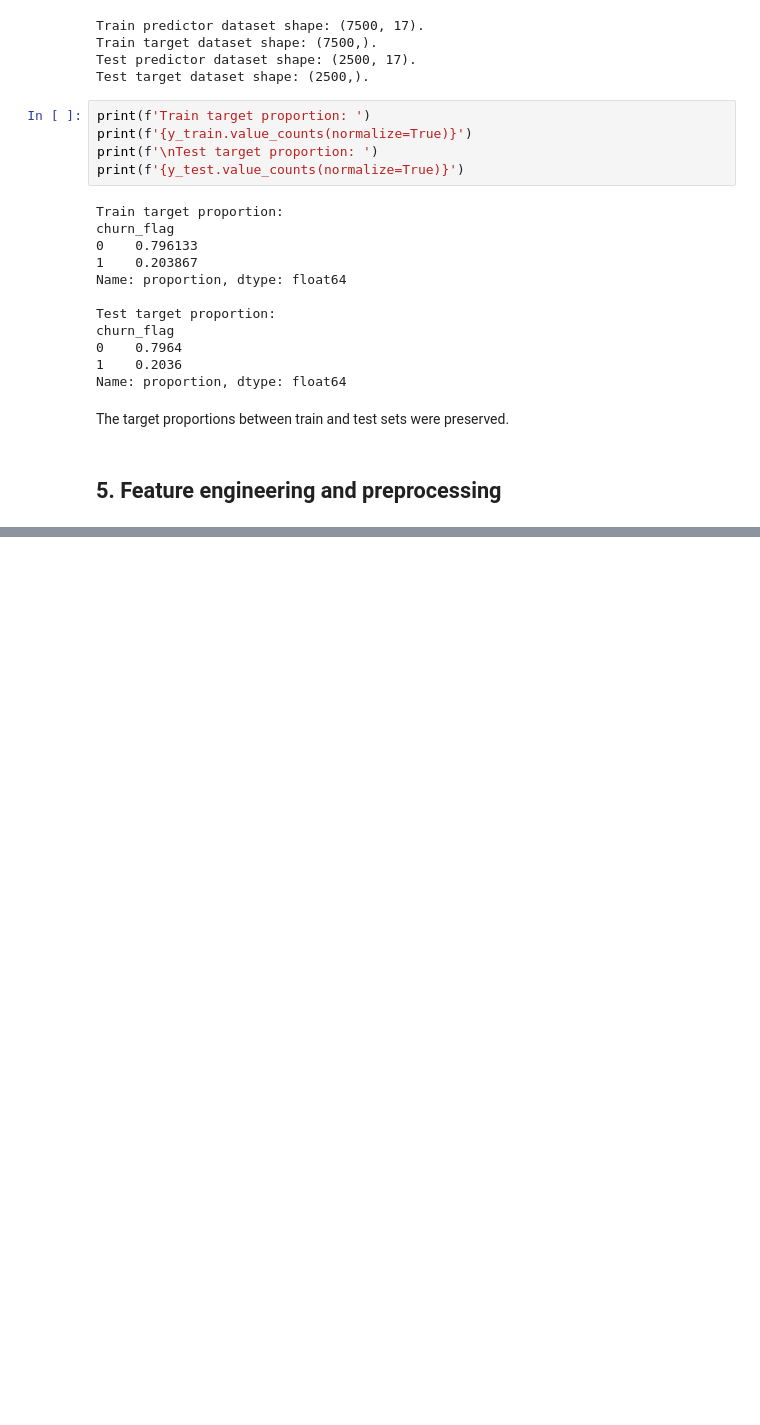
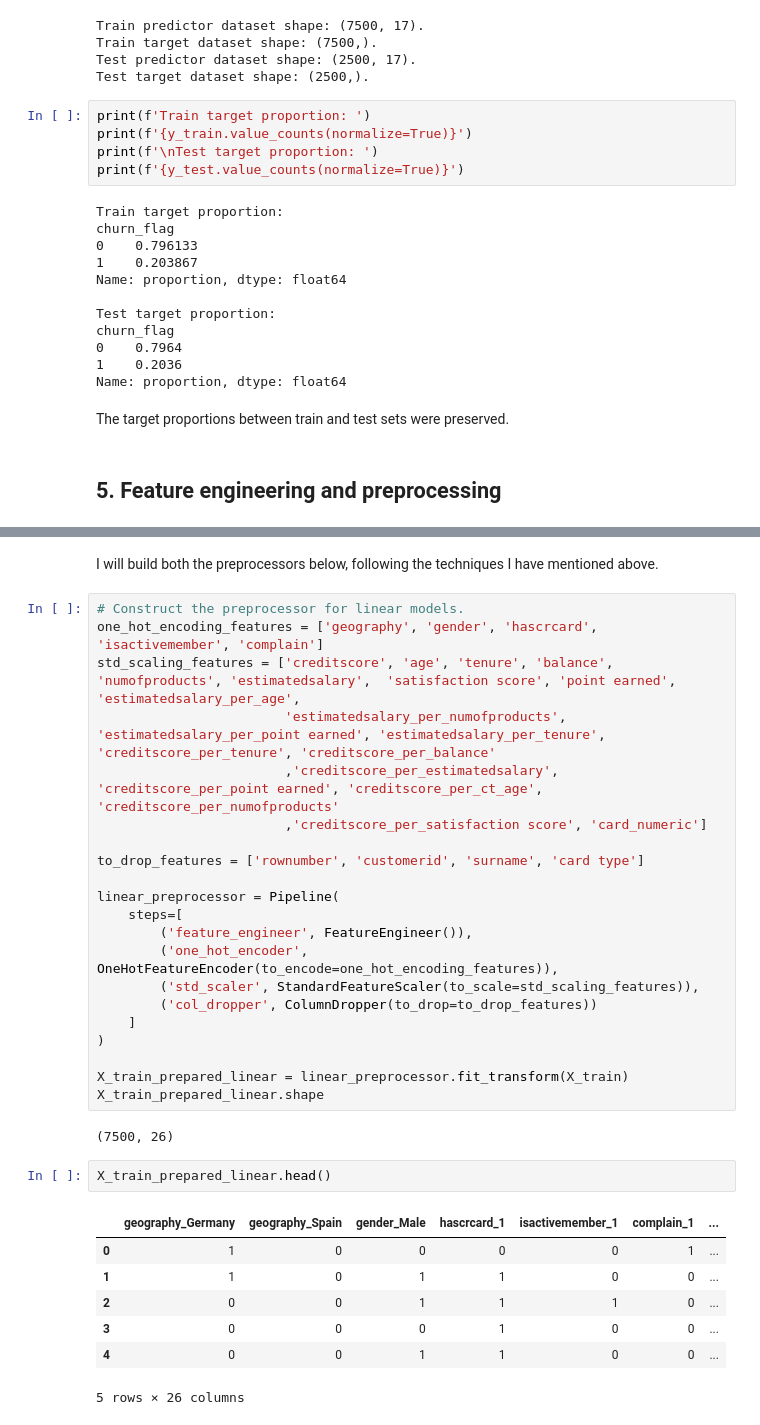
Before and after one commit to vitorsbarboza/Banking-Customer-Churn, a Jupyter notebook: notebooks/Models.ipynb, the cells around one changed output, grey strips where cells are left out. Cells and saved outputs as stored; diff of their text form; blank space fills up the shorter version.

Commit message:
Feature Engineering almost finalized

```diff
--- a/notebooks/Models.ipynb
+++ b/notebooks/Models.ipynb
@@ -159,0 +228,35 @@ The target proportions between train and test sets were preserved.
+# %% [markdown]
+I will build both the preprocessors below, following the techniques I have mentioned above.
+# %%
+# Construct the preprocessor for linear models.
+one_hot_encoding_features = ['geography', 'gender', 'hascrcard', 'isactivemember', 'complain']
+std_scaling_features = ['creditscore', 'age', 'tenure', 'balance', 'numofproducts', 'estimatedsalary',  'satisfaction score', 'point earned', 'estimatedsalary_per_age',
+                        'estimatedsalary_per_numofproducts', 'estimatedsalary_per_point earned', 'estimatedsalary_per_tenure', 'creditscore_per_tenure', 'creditscore_per_balance'
+                        ,'creditscore_per_estimatedsalary', 'creditscore_per_point earned', 'creditscore_per_ct_age', 'creditscore_per_numofproducts'
+                        ,'creditscore_per_satisfaction score', 'card_numeric']
+
+to_drop_features = ['rownumber', 'customerid', 'surname', 'card type']
+
+linear_preprocessor = Pipeline(
+    steps=[
+        ('feature_engineer', FeatureEngineer()),
+        ('one_hot_encoder', OneHotFeatureEncoder(to_encode=one_hot_encoding_features)),
+        ('std_scaler', StandardFeatureScaler(to_scale=std_scaling_features)),
+        ('col_dropper', ColumnDropper(to_drop=to_drop_features))
+    ]
+)
+
+X_train_prepared_linear = linear_preprocessor.fit_transform(X_train)
+X_train_prepared_linear.shape
+# %% [output]
+(7500, 26)
+# %%
+X_train_prepared_linear.head()
+# %% [output]
+|  | geography_Germany | geography_Spain | gender_Male | hascrcard_1 | isactivemember_1 | complain_1 | ... |
+| 0 | 1 | 0 | 0 | 0 | 0 | 1 | ... |
+| 1 | 1 | 0 | 1 | 1 | 0 | 0 | ... |
+| 2 | 0 | 0 | 1 | 1 | 1 | 0 | ... |
+| 3 | 0 | 0 | 0 | 1 | 0 | 0 | ... |
+| 4 | 0 | 0 | 1 | 1 | 0 | 0 | ... |
+5 rows × 26 columns
```
Also changed, not shown: parts of 8 cells of this notebook, 10 other files.
